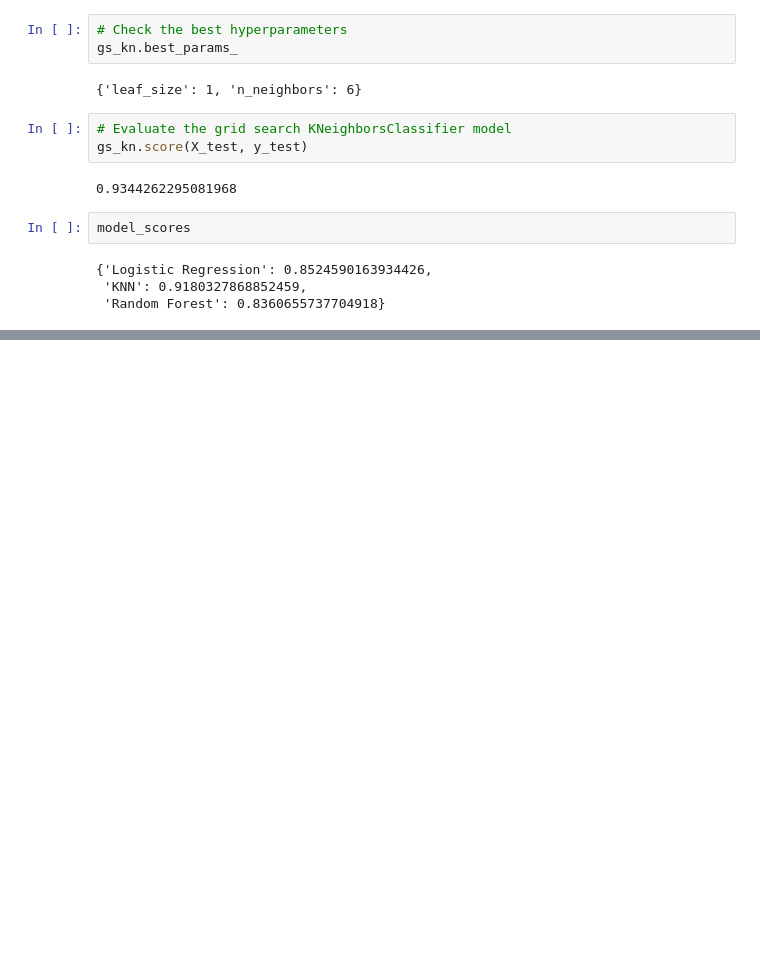
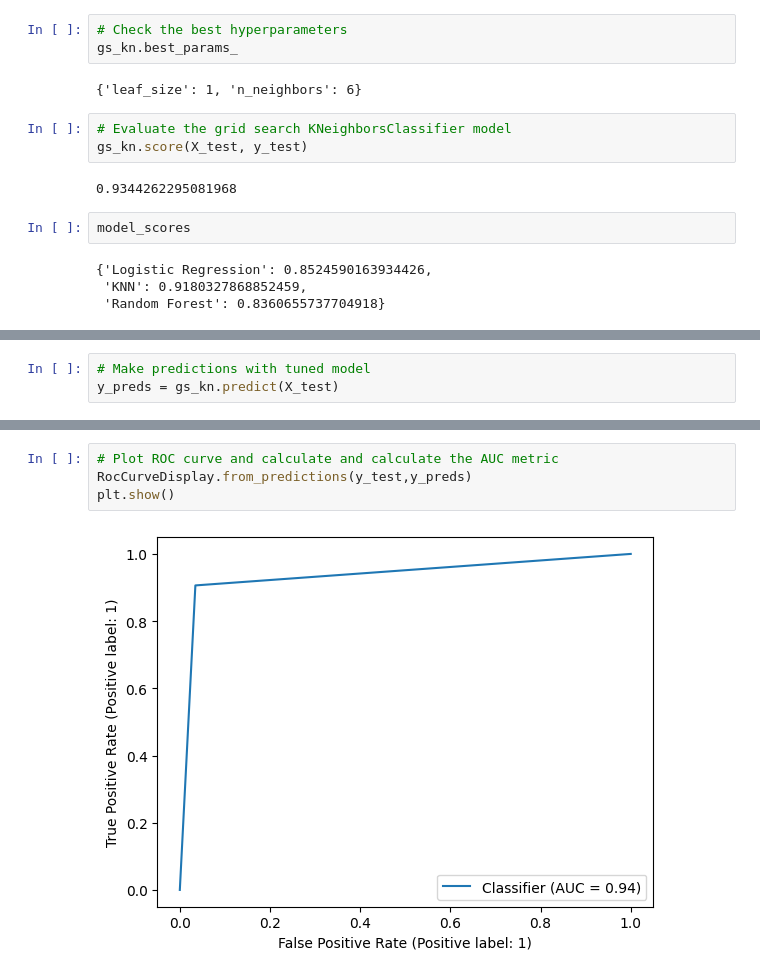
Before and after one commit to AishaEvering/Heart-Disease-Project, a Jupyter notebook: end-to-end-heart-disease-classification.ipynb, the cells around one changed output, grey strips where cells are left out. Drawn from its saved outputs; the diff is of its cells as text; blank space fills up the shorter version.

```diff
--- a/end-to-end-heart-disease-classification.ipynb
+++ b/end-to-end-heart-disease-classification.ipynb
@@ -699,0 +713,3 @@ model_scores
+# %%
+# Make predictions with tuned model
+y_preds = gs_kn.predict(X_test)
@@ -699,0 +737,6 @@ model_scores
+# %%
+# Plot ROC curve and calculate and calculate the AUC metric
+RocCurveDisplay.from_predictions(y_test,y_preds)
+plt.show()
+# %% [output]
+[figure, added]
```
Also changed, not shown: parts of 22 cells of this notebook.
